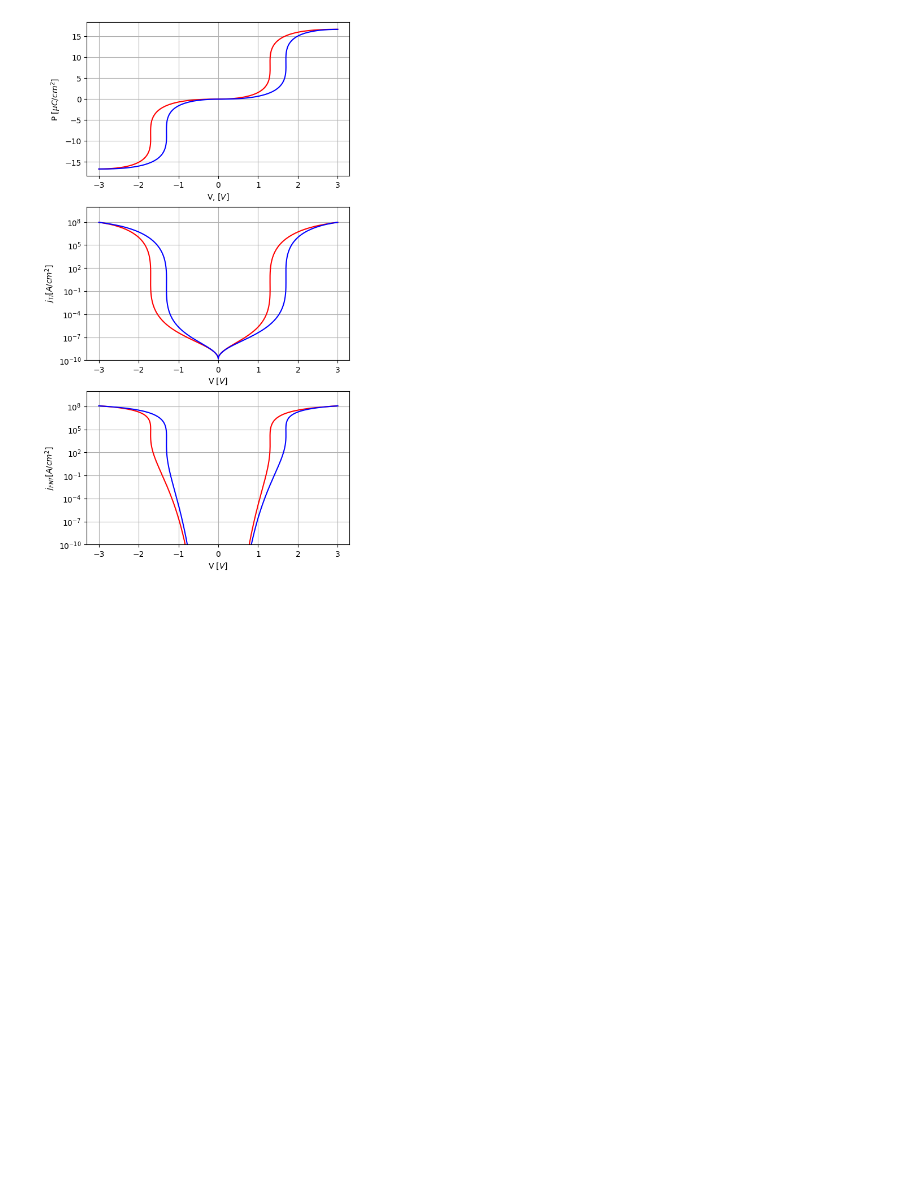
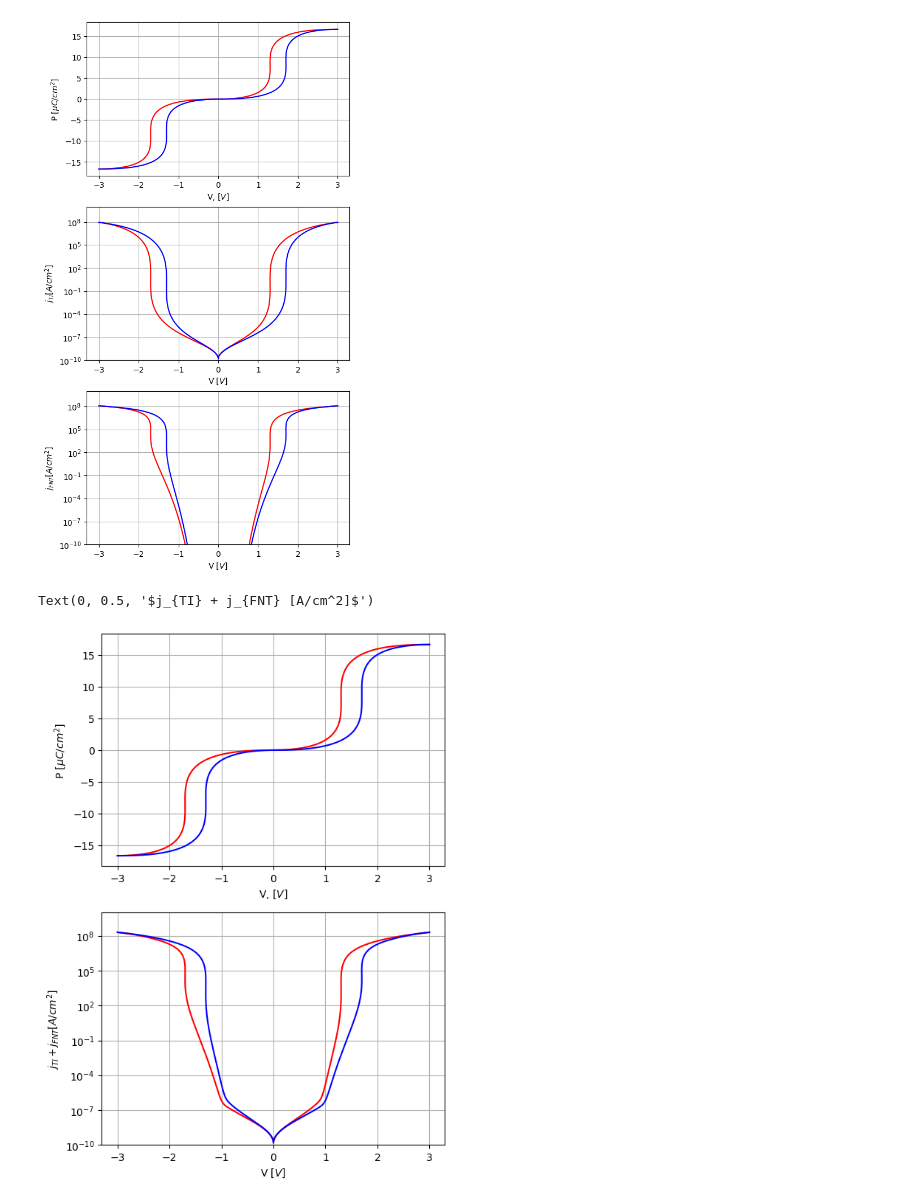
Before and after one commit to OneMoreGate/AFTJ, a Jupyter notebook: final.ipynb, the cells around one changed output. Saved outputs shown, nothing was run; the diff lists cells and outputs as text; code cells hidden in the pictures; blank space fills up the shorter version.

```diff
--- a/final.ipynb
+++ b/final.ipynb
@@ -194,3 +187,22 @@ ax[2].set_ylabel(r'$j_{FNT} [A/cm^2]$')
 plt.savefig('pol_and_cur.png', dpi = 300, bbox_inches = 'tight')
 # %% [output]
 [figure]
+# %%
+fig, ax = plt.subplots(ncols=1, nrows=2, figsize = [6,9])
+
+ax[0].plot(V_1, P_1, 'r')
+ax[0].plot(V_2, P_2, 'b')
+ax[0].grid()
+ax[0].set_xlabel(r'V, [$V$]')
+ax[0].set_ylabel(r'P $[\mu C/ cm^2]$')
+
+ax[1].plot(V_1, j_TI(V_1, 5, P_1, 1, 1) + j_FNT(V_1, 5, P_1, 1, 1), 'r')
+ax[1].plot(V_2, j_TI(V_2, 5, P_2, 1, 1) + j_FNT(V_2, 5, P_2, 1, 1), 'b')
+ax[1].set_yscale('log')
+ax[1].grid()
+ax[1].set_ylim([10 ** (-10), 10 ** (10)])
+ax[1].set_xlabel(r'V [$V$]')
+ax[1].set_ylabel(r'$j_{TI} + j_{FNT} [A/cm^2]$')
+# %% [output]
+Text(0, 0.5, '$j_{TI} + j_{FNT} [A/cm^2]$')
+[figure, added]
```
Also changed, not shown: parts of 1 cell of this notebook.
